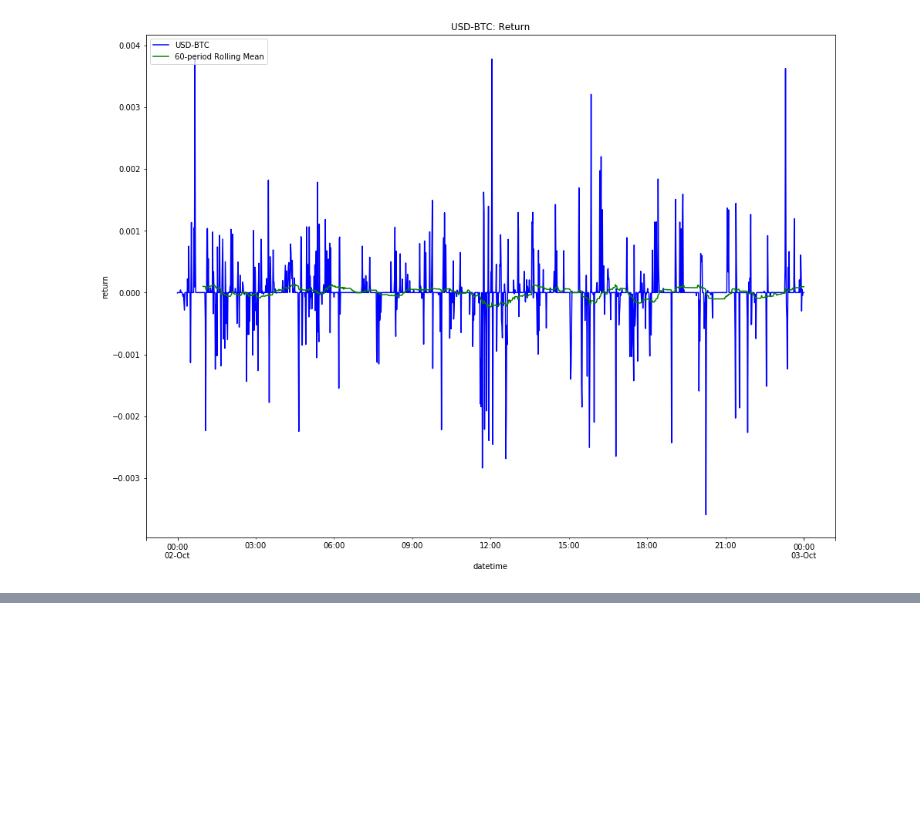
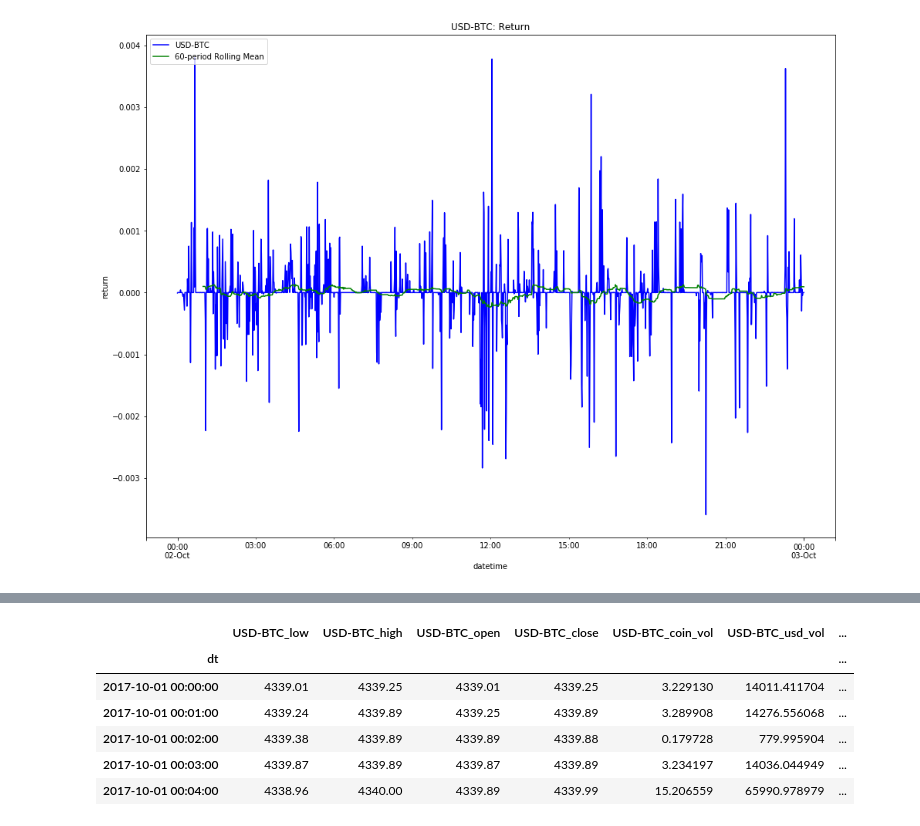
Before and after one commit to ethanruhe/ml_for_trading, a Jupyter notebook: Machine Learning for Cryptocurrency Trading.ipynb, the cells around one changed output, grey strips where cells are left out. Saved outputs shown, nothing was run; the diff lists cells and outputs as text; code cells hidden in the pictures; blank space fills up the shorter version.

```diff
--- a/Machine Learning for Cryptocurrency Trading.ipynb
+++ b/Machine Learning for Cryptocurrency Trading.ipynb
@@ -247,0 +271,10 @@ There is _a lot_ of literature on different metrics for technical analysis or mo
+# %%
+trade_data.df_m.head()
+# %% [output]
+|  | USD-BTC_low | USD-BTC_high | USD-BTC_open | USD-BTC_close | USD-BTC_coin_vol | USD-BTC_usd_vol | ... |
+| dt |  |  |  |  |  |  | ... |
+| 2017-10-01 00:00:00 | 4339.01 | 4339.25 | 4339.01 | 4339.25 | 3.229130 | 14011.411704 | ... |
+| 2017-10-01 00:01:00 | 4339.24 | 4339.89 | 4339.25 | 4339.89 | 3.289908 | 14276.556068 | ... |
+| 2017-10-01 00:02:00 | 4339.38 | 4339.89 | 4339.89 | 4339.88 | 0.179728 | 779.995904 | ... |
+| 2017-10-01 00:03:00 | 4339.87 | 4339.89 | 4339.87 | 4339.89 | 3.234197 | 14036.044949 | ... |
+| 2017-10-01 00:04:00 | 4338.96 | 4340.00 | 4339.89 | 4339.99 | 15.206559 | 65990.978979 | ... |
```
Also changed, not shown: parts of 5 cells of this notebook, 2 other files.
